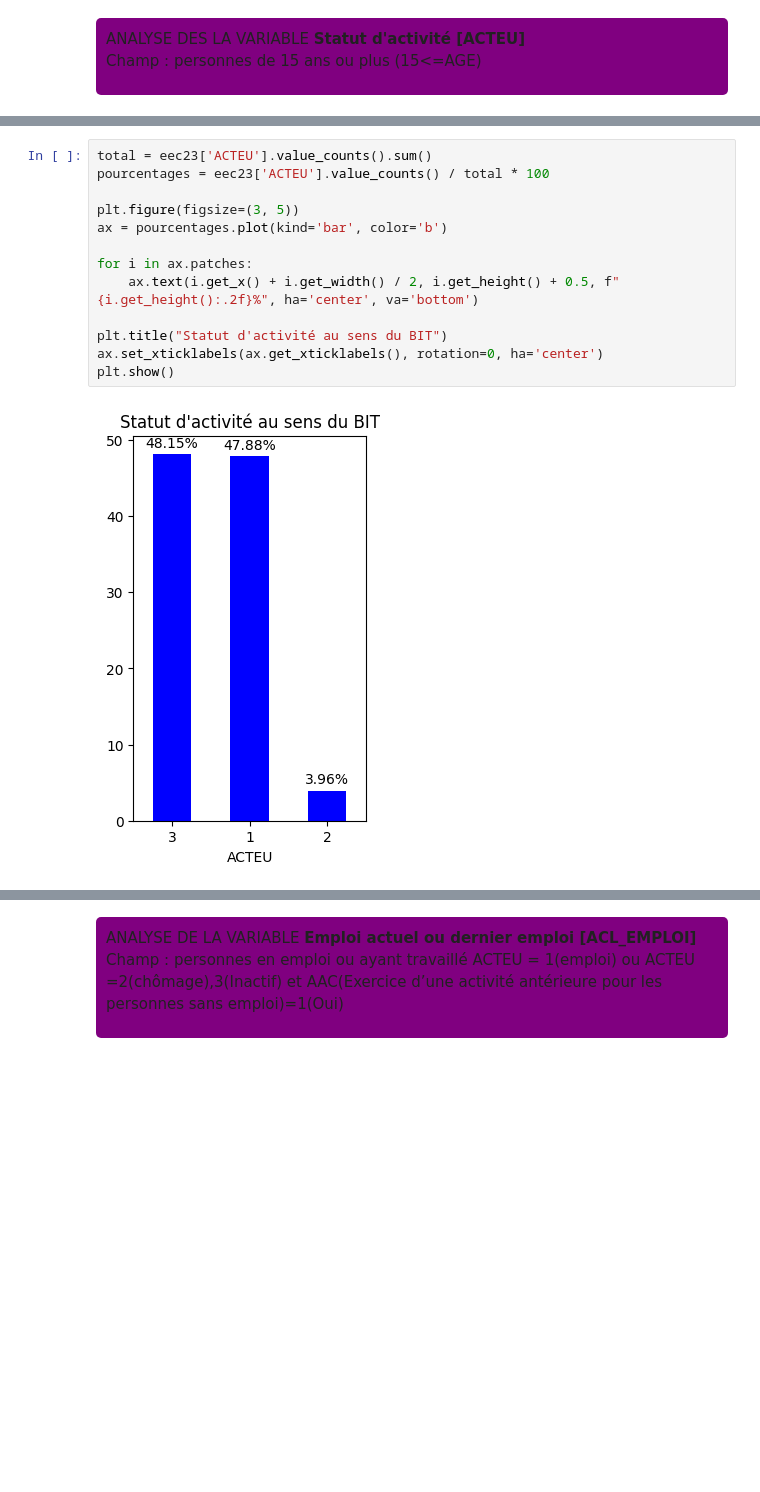
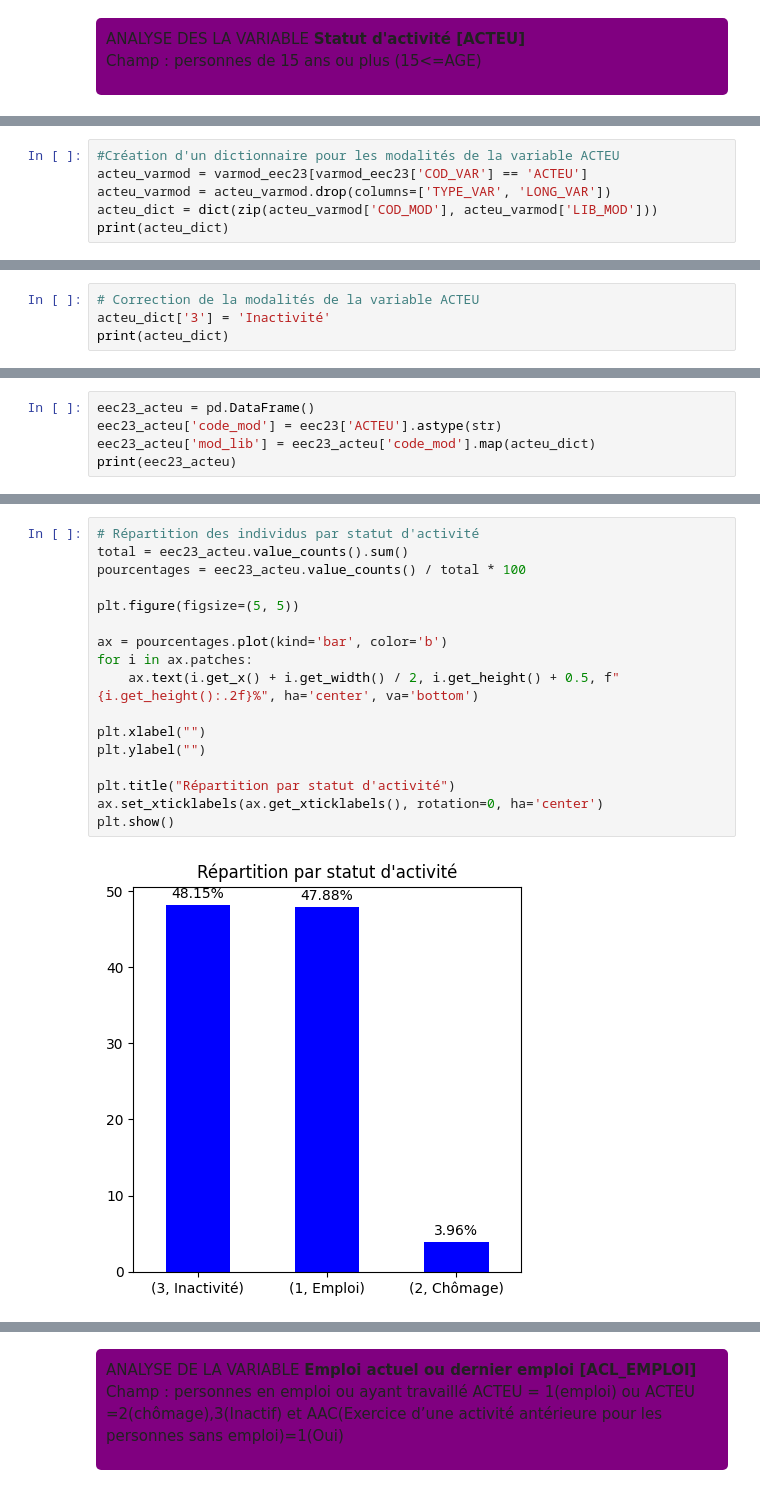
Before and after one commit to Gustiyn/ANALYSE-DES-DONNEES-ACTIVITE-EMPLOI-ET-CHOMAGE---ENQUETE-EMPLOI-EN-CONTINU, a Jupyter notebook: EEC23.ipynb, the cells around one changed output, grey strips where cells are left out. Cells and saved outputs as stored; diff of their text form; blank space fills up the shorter version.

```diff
--- a/EEC23.ipynb
+++ b/EEC23.ipynb
@@ -86,0 +115,6 @@ print(missing_values.loc['ACTEU'])
+# %%
+#Création d'un dictionnaire pour les modalités de la variable ACTEU
+acteu_varmod = varmod_eec23[varmod_eec23['COD_VAR'] == 'ACTEU']
+acteu_varmod = acteu_varmod.drop(columns=['TYPE_VAR', 'LONG_VAR'])
+acteu_dict = dict(zip(acteu_varmod['COD_MOD'], acteu_varmod['LIB_MOD']))
+print(acteu_dict)
@@ -86,0 +125,4 @@ print(missing_values.loc['ACTEU'])
+# %%
+# Correction de la modalités de la variable ACTEU
+acteu_dict['3'] = 'Inactivité'
+print(acteu_dict)
@@ -86,0 +131,5 @@ print(missing_values.loc['ACTEU'])
+# %%
+eec23_acteu = pd.DataFrame()
+eec23_acteu['code_mod'] = eec23['ACTEU'].astype(str)
+eec23_acteu['mod_lib'] = eec23_acteu['code_mod'].map(acteu_dict)
+print(eec23_acteu)
@@ -87,16 +159,20 @@ print(missing_values.loc['ACTEU'])
 # %%
-total = eec23['ACTEU'].value_counts().sum()
-pourcentages = eec23['ACTEU'].value_counts() / total * 100
+# Répartition des individus par statut d'activité
+total = eec23_acteu.value_counts().sum()
+pourcentages = eec23_acteu.value_counts() / total * 100
 
-plt.figure(figsize=(3, 5))
+plt.figure(figsize=(5, 5))
+
 ax = pourcentages.plot(kind='bar', color='b')
-
 for i in ax.patches:
     ax.text(i.get_x() + i.get_width() / 2, i.get_height() + 0.5, f"{i.get_height():.2f}%", ha='center', va='bottom')
 
-plt.title("Statut d'activité au sens du BIT")
+plt.xlabel("")
+plt.ylabel("")
+
+plt.title("Répartition par statut d'activité")
 ax.set_xticklabels(ax.get_xticklabels(), rotation=0, ha='center')
 plt.show()
 # %% [output]
-[figure, old version]
+[figure, new version]
 # %% [markdown]
```
Also changed, not shown: parts of 37 cells of this notebook.
